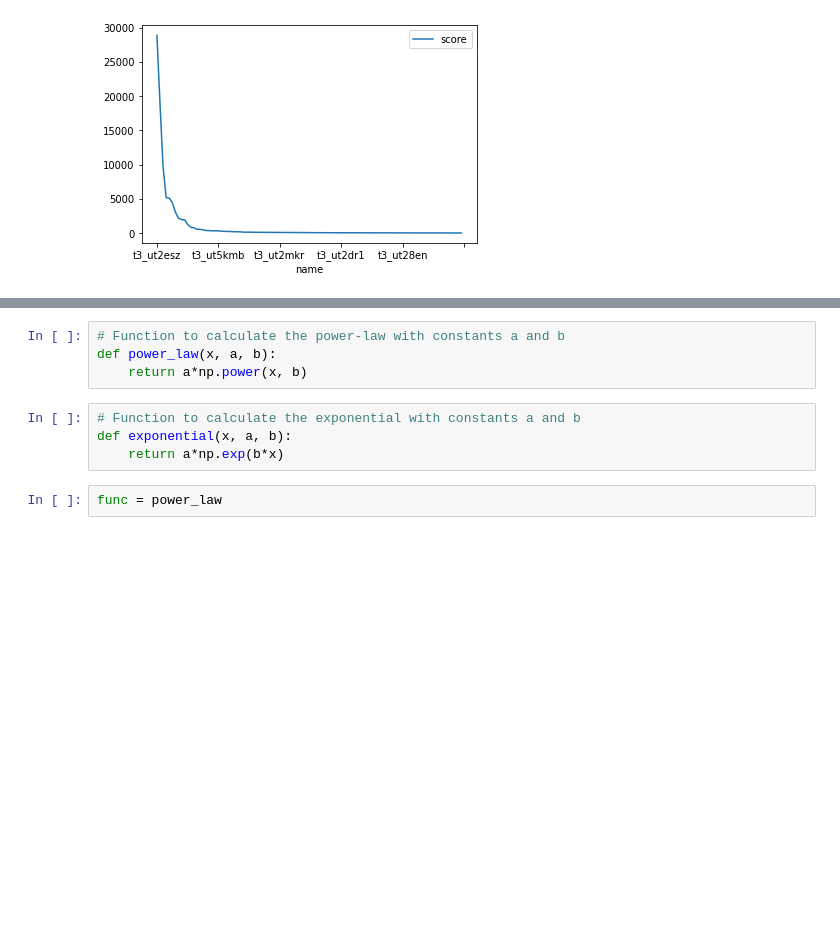
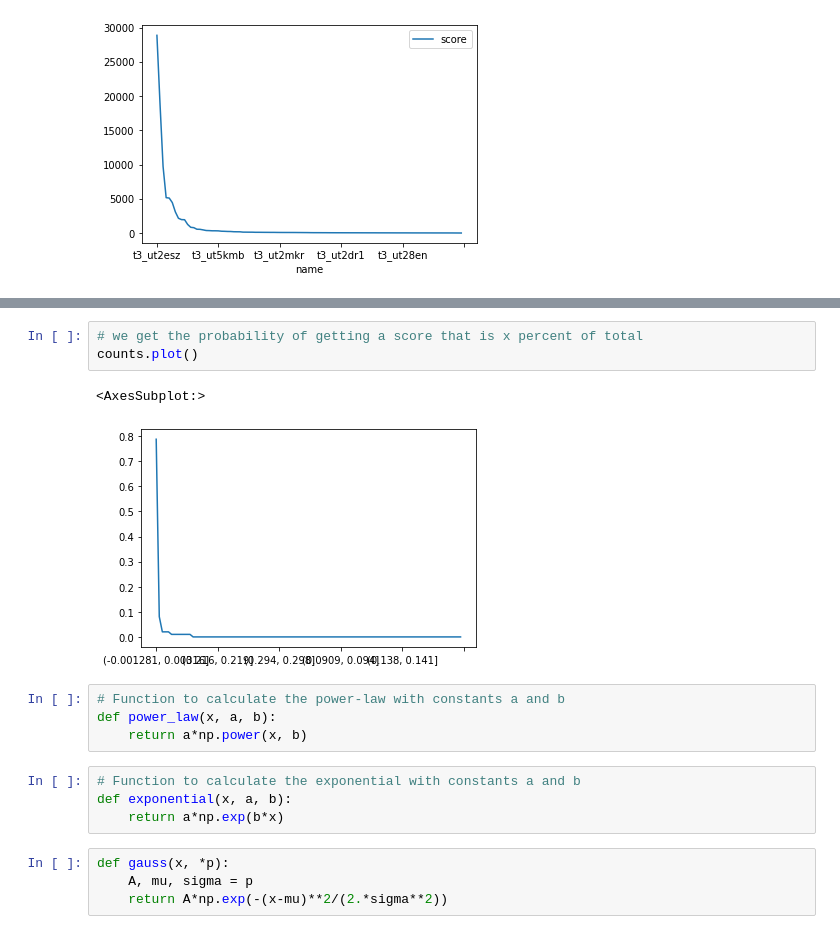
Before and after one commit to fedeb95/memes, a Jupyter notebook: Untitled.ipynb, the cells around one changed output, grey strips where cells are left out. Cells and saved outputs as stored; diff of their text form; blank space fills up the shorter version.

```diff
--- a/Untitled.ipynb
+++ b/Untitled.ipynb
@@ -50,10 +70,18 @@ last.plot('name','score')
+# %%
+# we get the probability of getting a score that is x percent of total
+counts.plot()
+# %% [output]
+<AxesSubplot:>
+[figure, added]
 # %%
 # Function to calculate the power-law with constants a and b
 def power_law(x, a, b):
     return a*np.power(x, b)
-# %%
-# Function to calculate the exponential with constants a and b
-def exponential(x, a, b):
-    return a*np.exp(b*x)
-# %%
-func = power_law
+# %%
+# Function to calculate the exponential with constants a and b
+def exponential(x, a, b):
+    return a*np.exp(b*x)
+# %%
+def gauss(x, *p):
+    A, mu, sigma = p
+    return A*np.exp(-(x-mu)**2/(2.*sigma**2))
```
Also changed, not shown: parts of 15 cells of this notebook.
